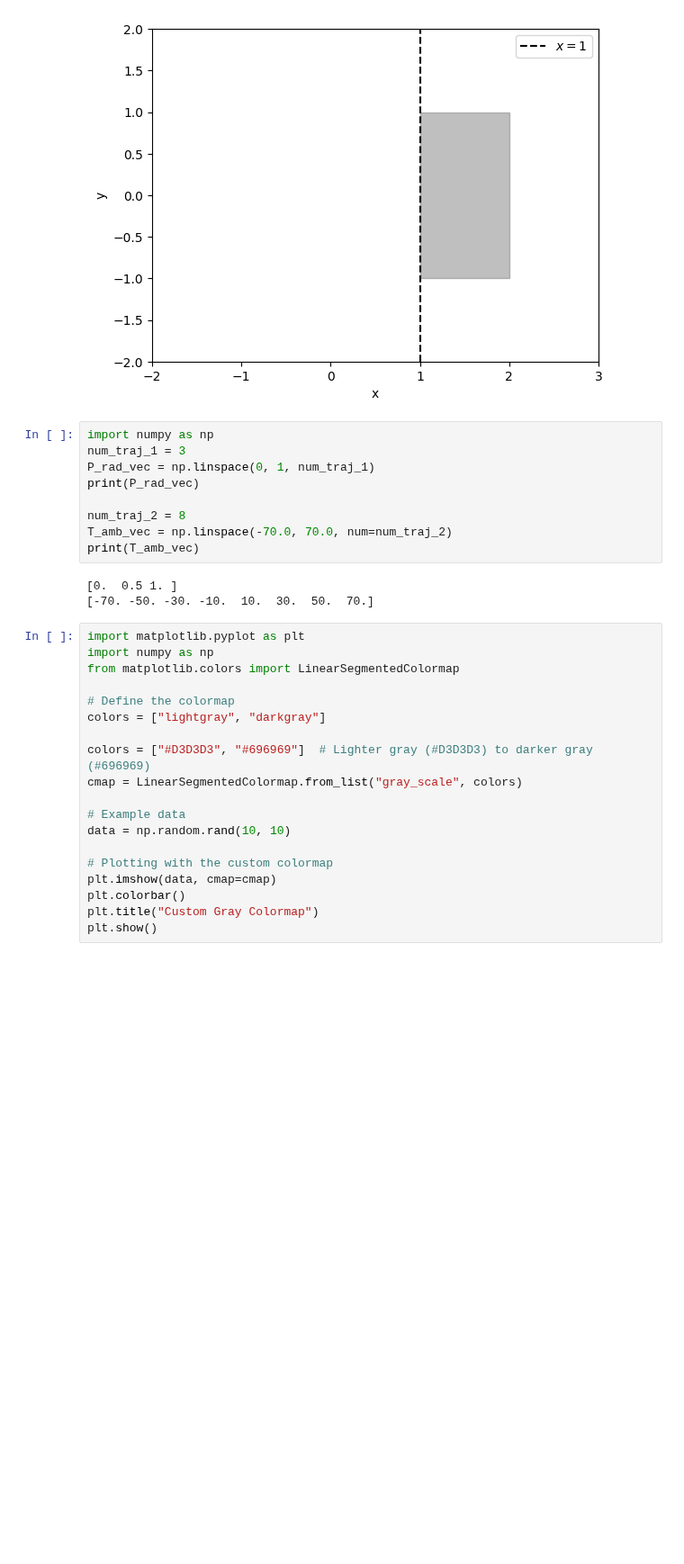
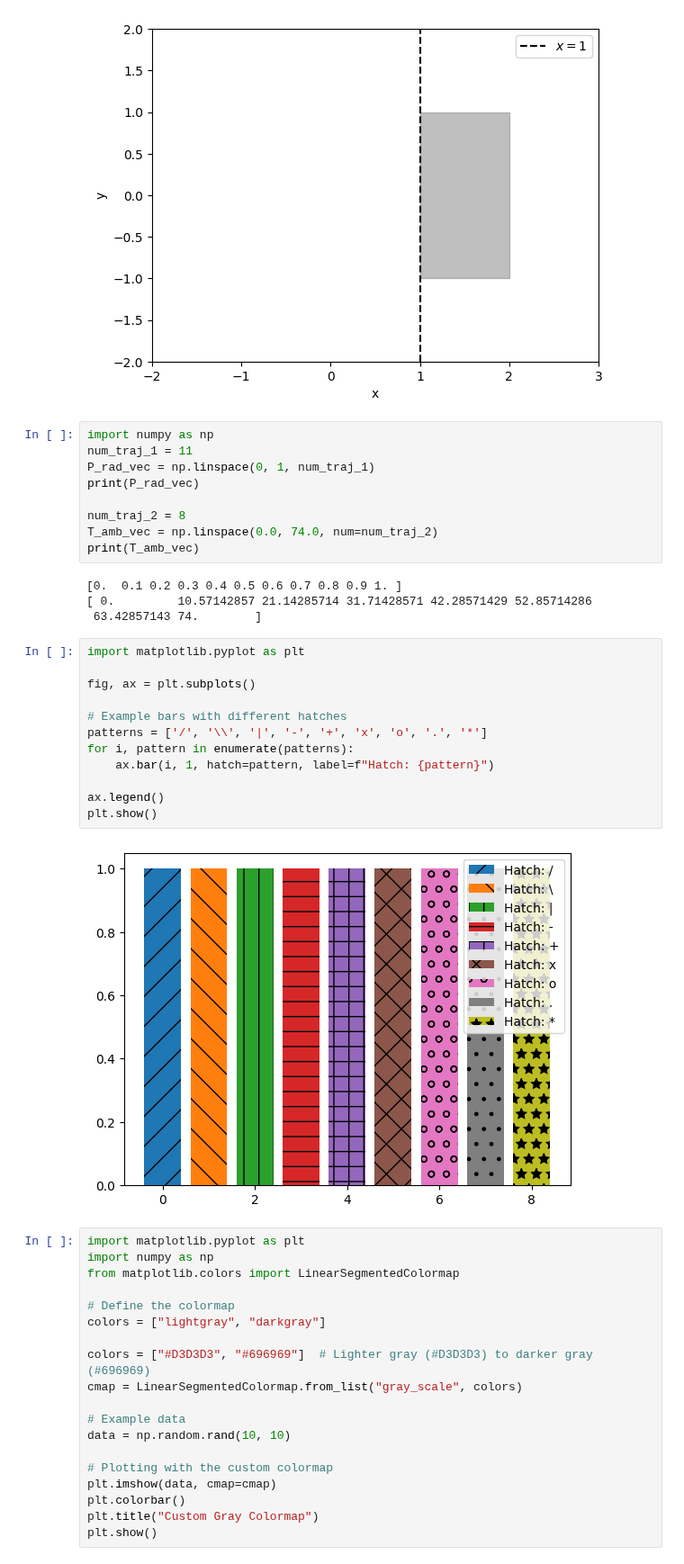
Before and after one commit to Jackmastro/Semester_Project, a Jupyter notebook: notebooks/tests.ipynb, the cells around one changed output. Shown at 90% size. Saved outputs shown, nothing was run; the diff lists cells and outputs as text; blank space fills up the shorter version.

```diff
--- a/notebooks/tests.ipynb
+++ b/notebooks/tests.ipynb
@@ -153,16 +153,31 @@ plt.show()
 [figure]
 # %%
 import numpy as np
-num_traj_1 = 3
+num_traj_1 = 11
 P_rad_vec = np.linspace(0, 1, num_traj_1)
 print(P_rad_vec)
 
 num_traj_2 = 8
-T_amb_vec = np.linspace(-70.0, 70.0, num=num_traj_2)
+T_amb_vec = np.linspace(0.0, 74.0, num=num_traj_2)
 print(T_amb_vec)
 # %% [output]
-[0.  0.5 1. ]
-[-70. -50. -30. -10.  10.  30.  50.  70.]
+[0.  0.1 0.2 0.3 0.4 0.5 0.6 0.7 0.8 0.9 1. ]
+[ 0.         10.57142857 21.14285714 31.71428571 42.28571429 52.85714286
+ 63.42857143 74.        ]
+# %%
+import matplotlib.pyplot as plt
+
+fig, ax = plt.subplots()
+
+# Example bars with different hatches
+patterns = ['/', '\\', '|', '-', '+', 'x', 'o', '.', '*']
+for i, pattern in enumerate(patterns):
+    ax.bar(i, 1, hatch=pattern, label=f"Hatch: {pattern}")
+
+ax.legend()
+plt.show()
+# %% [output]
+[figure, added]
 # %%
 import matplotlib.pyplot as plt
 import numpy as np
```
Also changed, not shown: 8 other files.
